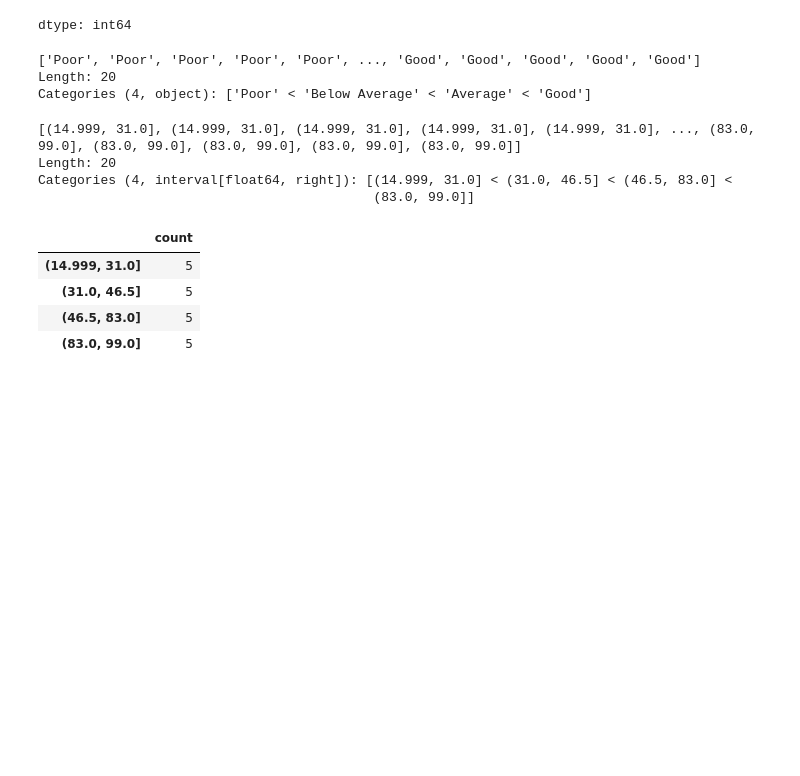
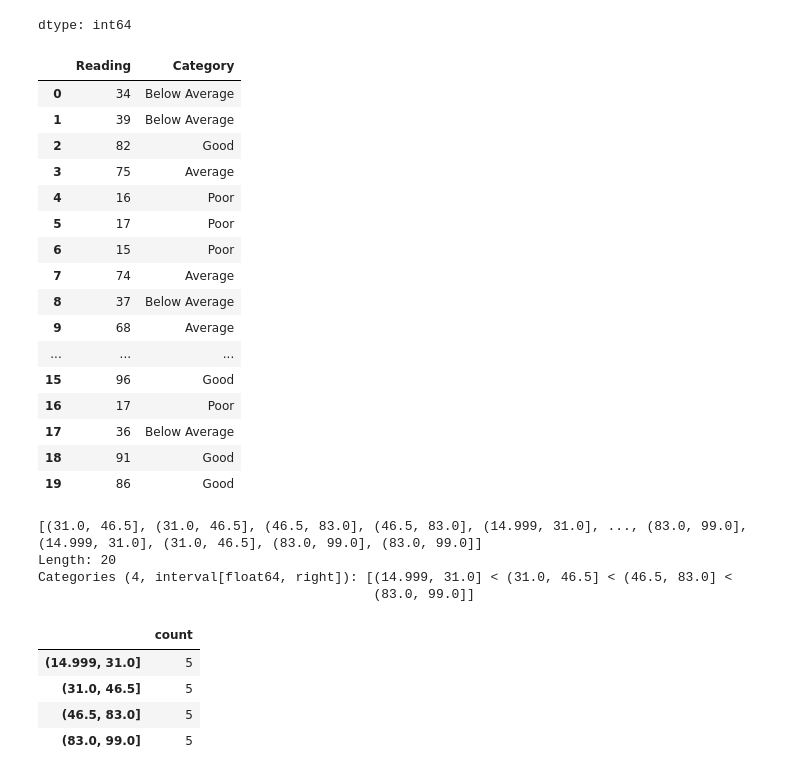
Before and after one commit to wasimnawaz1/programming_4_AI, a Jupyter notebook: Programming_for_AI,_Lectures_(Week_5-8)_Pandas.ipynb, the cells around one changed output. Cells and saved outputs as stored; diff of their text form; code cells hidden in the pictures; blank space fills up the shorter version.

```diff
--- a/Programming_for_AI,_Lectures_(Week_5-8)_Pandas.ipynb
+++ b/Programming_for_AI,_Lectures_(Week_5-8)_Pandas.ipynb
@@ -812,19 +686,40 @@ pd.value_counts(mycategory)
 dtype: int64
 # %%
 # Give meaningful names to the bins
+readings = [34, 39, 82, 75, 16, 17, 15, 74, 37, 68, 22, 92, 99, 54, 39, 96, 17, 36, 91, 86]
+bins = [0, 25, 50, 75, 100]
+
 bin_names = ['Poor', 'Below Average', 'Average', 'Good']
-pd.cut(readings, bins, labels=bin_names)
+mycategory = pd.cut(readings, bins, labels=bin_names)
+
+display(pd.DataFrame({'Reading': readings, 'Category': mycategory}))
 # %% [output]
-['Poor', 'Poor', 'Poor', 'Poor', 'Poor', ..., 'Good', 'Good', 'Good', 'Good', 'Good']
-Length: 20
-Categories (4, object): ['Poor' < 'Below Average' < 'Average' < 'Good']
+|  | Reading | Category |
+| 0 | 34 | Below Average |
+| 1 | 39 | Below Average |
+| 2 | 82 | Good |
+| 3 | 75 | Average |
+| 4 | 16 | Poor |
+| 5 | 17 | Poor |
+| 6 | 15 | Poor |
+| 7 | 74 | Average |
+| 8 | 37 | Below Average |
+| 9 | 68 | Average |
+| ... | ... | ... |
+| 15 | 96 | Good |
+| 16 | 17 | Poor |
+| 17 | 36 | Below Average |
+| 18 | 91 | Good |
+| 19 | 86 | Good |
 # %%
-# qcut(): quantile-based binning (equal number of elements per bin) qcut uses the formula cut = (n-1)*p ---> n=20, p=0.25, 0.5, 0.75, 1
+# qcut(): quantile-based binning (equal number of elements per bin) qcut uses the formula cut = (n-1)*p ---> n=20 (no. of data points), p=0.25, 0.5, 0.75, 1 (positions)
+readings = [34, 39, 82, 75, 16, 17, 15, 74, 37, 68, 22, 92, 99, 54, 39, 96, 17, 36, 91, 86]
+
 cut_values = pd.qcut(readings, 4)
 
 print(cut_values)
 # %% [output]
-[(14.999, 31.0], (14.999, 31.0], (14.999, 31.0], (14.999, 31.0], (14.999, 31.0], ..., (83.0, 99.0], (83.0, 99.0], (83.0, 99.0], (83.0, 99.0], (83.0, 99.0]]
+[(31.0, 46.5], (31.0, 46.5], (46.5, 83.0], (46.5, 83.0], (14.999, 31.0], ..., (83.0, 99.0], (14.999, 31.0], (31.0, 46.5], (83.0, 99.0], (83.0, 99.0]]
 Length: 20
 Categories (4, interval[float64, right]): [(14.999, 31.0] < (31.0, 46.5] < (46.5, 83.0] <
                                            (83.0, 99.0]]
```
Also changed, not shown: parts of 35 cells of this notebook.
